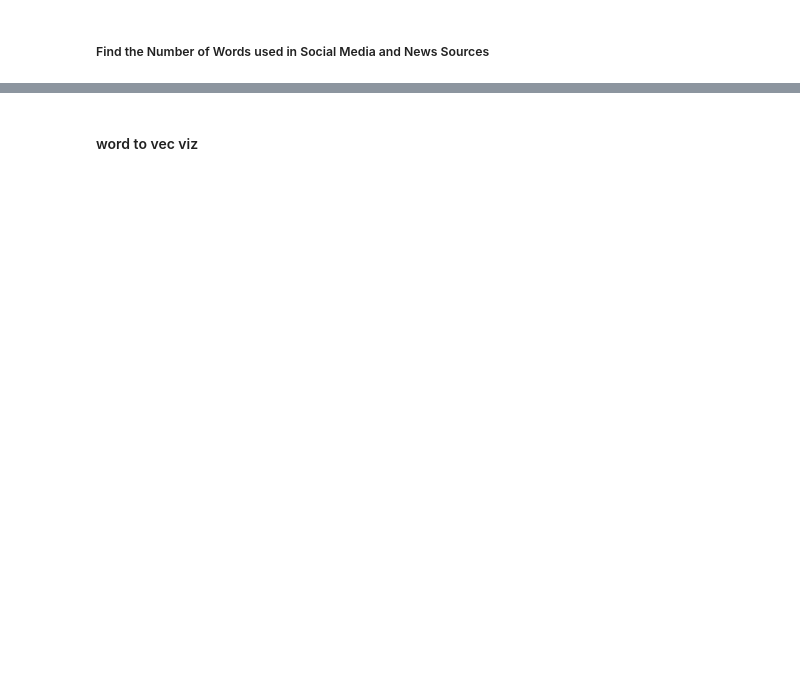
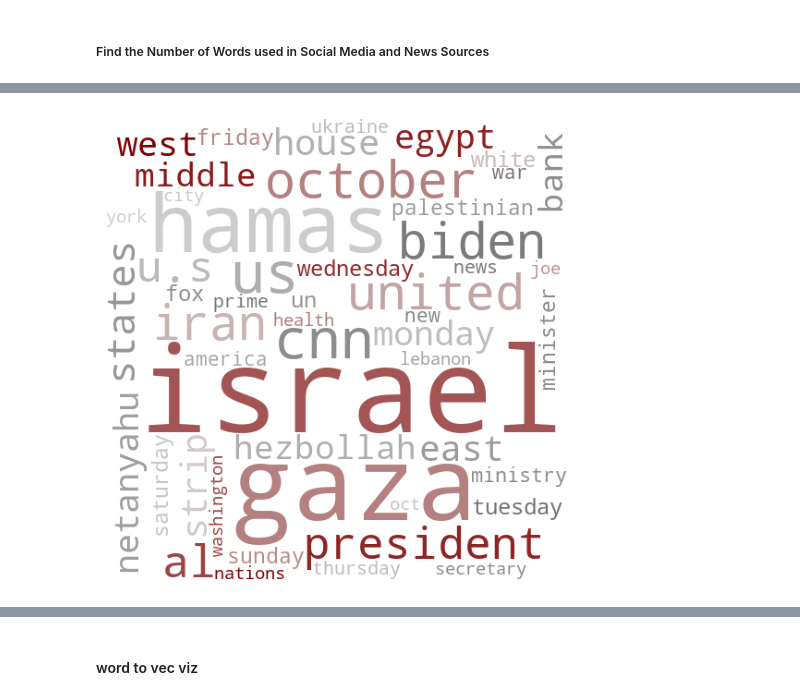
Before and after one commit to macs30122-winter24/final-project-chattbd, a Jupyter notebook: cleaning_yt_ethan.ipynb, the cells around one changed output, grey strips where cells are left out. Saved outputs shown, nothing was run; the diff lists cells and outputs as text; code cells hidden in the pictures; blank space fills up the shorter version.

```diff
--- a/cleaning_yt_ethan.ipynb
+++ b/cleaning_yt_ethan.ipynb
@@ -485,13 +535,13 @@ news_model = gensim.models.Word2Vec.load("news_word2vec.model")
 # https://stackoverflow.com/questions/30885005/pandas-series-of-lists-to-one-series
 # create a series of all POS tags for each word in the social media data
 all_sm_POS = pd.Series(all_sm.POS_sents.explode().explode().dropna()).reset_index(drop=True)
-
-news_POS = pd.Series(fox_news.POS_sents.explode().explode().dropna()).reset_index(drop=True)
+all_news_POS = pd.Series(all_news.POS_sents.explode().explode().dropna()).reset_index(drop=True)
 # %%
 # determine common English stopwords
 stop_words = stopwords.words('english')
-# remove stop words
+# remove stop words from our POS tags
 sm_POS_no_stops = all_sm_POS[~all_sm_POS.apply(lambda x: x[0] in stop_words)]
+news_POS_no_stops = all_news_POS[~all_news_POS.apply(lambda x: x[0] in stop_words)]
 # %% [markdown]
 ### DATA VIZ
 # %%
@@ -583,15 +721,14 @@ freq_dist_nnps = all_sm_cfdist_POStoWord["NNPS"]
 # %%
-freq_dist_nnp = all_sm_cfdist_POStoWord["NNP"]
+# NEWS
 # word cloud for proper nouns
 wc = wordcloud.WordCloud(width=1000, height=1000, max_words=50,
                                 colormap=cmap, background_color='white',
                                 mode='RGBA', scale=.5
-                                ).generate_from_frequencies(freq_dist_nnp)
-
-
-
+                                ).generate_from_frequencies(all_news_cfdist_POS["NNP"])
 # Display the word cloud
 plt.figure(figsize=(10, 6))
 plt.imshow(wc)
 plt.axis('off')
 plt.show()
+# %% [output]
+[figure, added]
```
Also changed, not shown: parts of 30 cells of this notebook, 2 other files.
